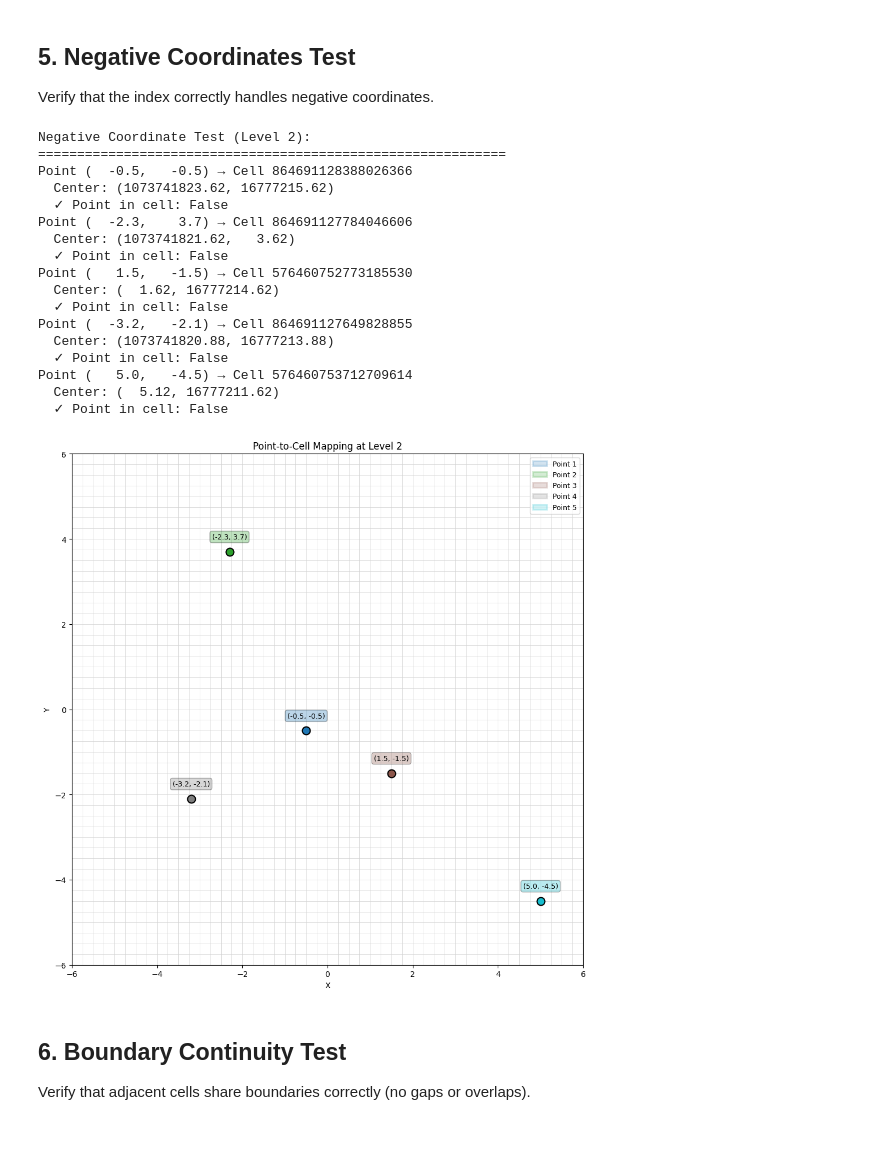
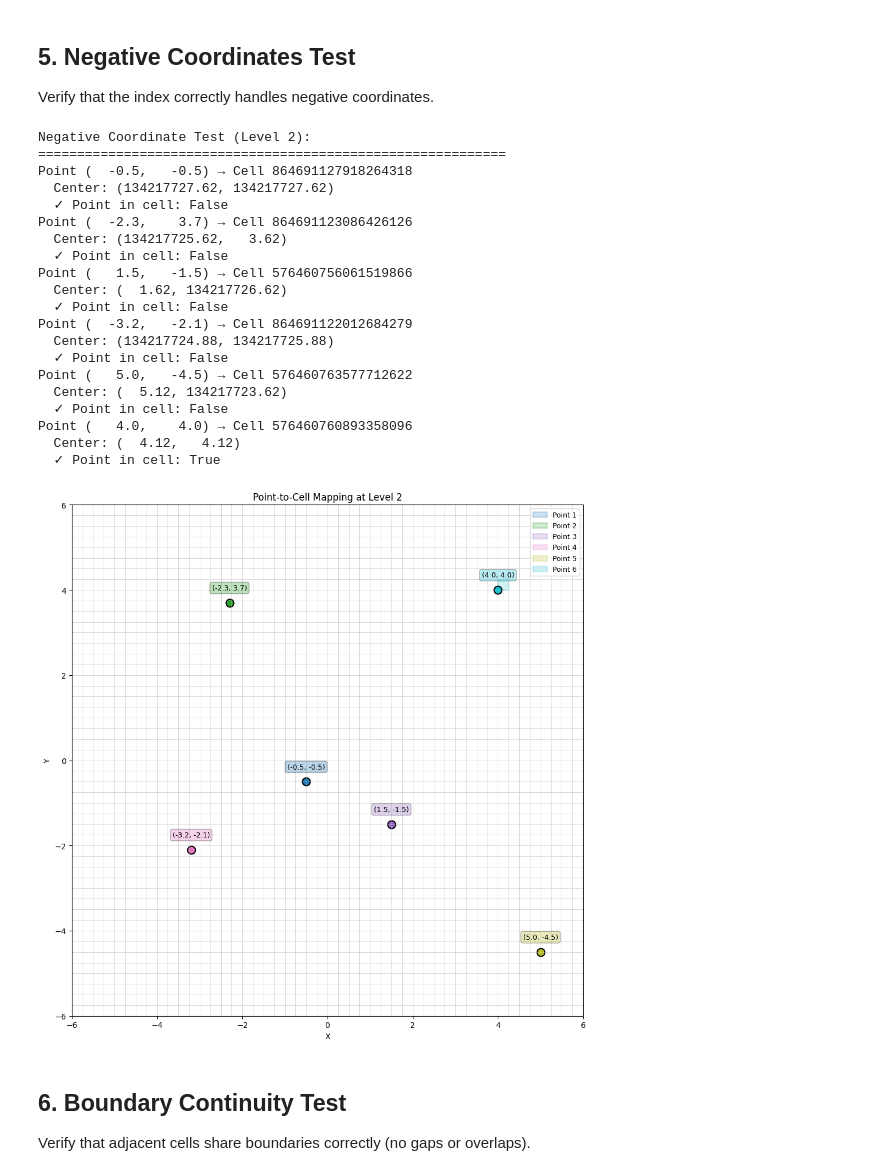
Before and after one commit to choosehappy/PatchSorter, a Jupyter notebook: prototyping/visualizations/visualize_grid_index.ipynb, the cells around one changed output. Saved outputs shown, nothing was run; the diff lists cells and outputs as text; code cells hidden in the pictures; blank space fills up the shorter version.

```diff
--- a/prototyping/visualizations/visualize_grid_index.ipynb
+++ b/prototyping/visualizations/visualize_grid_index.ipynb
@@ -363,7 +363,7 @@ def plot_adjacent_cells(grid_index, center_point, level):
 First, let's visualize how the grid changes at different resolution levels.
 # %%
 # Initialize the grid index
-grid = HierarchicalGridIndex(cell_size=1.0)
+grid = HierarchicalGridIndexIJ(cell_size=1.0)
 
 # Visualize levels 0, 1, 2, 3
 for level in range(4):
@@ -514,46 +514,62 @@ Level 3: cell_size=0.1250, cell=864691130401292306
 Verify that the index correctly handles negative coordinates.
 # %%
 # Test negative coordinates
-negative_points = [(-0.5, -0.5), (-2.3, 3.7), (1.5, -1.5), (-3.2, -2.1), (5.0, -4.5)]
+negative_points = [(-0.5, -0.5), (-2.3, 3.7), (1.5, -1.5), (-3.2, -2.1), (5.0, -4.5), (4.0, 4.0)]
 
 print("Negative Coordinate Test (Level 2):")
 print("=" * 60)
 
 for x, y in negative_points:
     cell = grid.point_to_cell(x, y, 2)
     center = grid.cell_to_point(cell)
     boundary = grid.cell_to_boundary(cell)
 
     # Verify point is in the cell
     is_in_cell = (min(b[0] for b in boundary) <= x <= max(b[0] for b in boundary) and
                   min(b[1] for b in boundary) <= y <= max(b[1] for b in boundary))
 
     print(f"Point ({x:6.1f}, {y:6.1f}) → Cell {cell}")
     print(f"  Center: ({center[0]:6.2f}, {center[1]:6.2f})")
     print(f"  ✓ Point in cell: {is_in_cell}")
 
 # Visualize negative points
 fig, ax = plot_point_to_cell(grid, negative_points, level=2, x_range=(-6, 6), y_range=(-6, 6))
+
+# Draw grid cells for visualization
+scale = 2 ** 2
+scaled_size = grid.cell_size / scale
+x_min, x_max = -6, 6
+y_min, y_max = -6, 6
+
+# Draw grid lines
+for i in range(int(np.floor(x_min / scaled_size)), int(np.ceil(x_max / scaled_size)) + 1):
+    ax.axvline(i * scaled_size, color='lightgray', linewidth=0.5, alpha=0.5)
+for j in range(int(np.floor(y_min / scaled_size)), int(np.ceil(y_max / scaled_size)) + 1):
+    ax.axhline(j * scaled_size, color='lightgray', linewidth=0.5, alpha=0.5)
+
 plt.show()
 # %% [output]
 Negative Coordinate Test (Level 2):
 ============================================================
-Point (  -0.5,   -0.5) → Cell 864691128388026366
-  Center: (1073741823.62, 16777215.62)
+Point (  -0.5,   -0.5) → Cell 864691127918264318
+  Center: (134217727.62, 134217727.62)
   ✓ Point in cell: False
-Point (  -2.3,    3.7) → Cell 864691127784046606
-  Center: (1073741821.62,   3.62)
+Point (  -2.3,    3.7) → Cell 864691123086426126
+  Center: (134217725.62,   3.62)
   ✓ Point in cell: False
-Point (   1.5,   -1.5) → Cell 576460752773185530
-  Center: (  1.62, 16777214.62)
+Point (   1.5,   -1.5) → Cell 576460756061519866
+  Center: (  1.62, 134217726.62)
   ✓ Point in cell: False
-Point (  -3.2,   -2.1) → Cell 864691127649828855
-  Center: (1073741820.88, 16777213.88)
+Point (  -3.2,   -2.1) → Cell 864691122012684279
+  Center: (134217724.88, 134217725.88)
   ✓ Point in cell: False
-Point (   5.0,   -4.5) → Cell 576460753712709614
-  Center: (  5.12, 16777211.62)
+Point (   5.0,   -4.5) → Cell 576460763577712622
+  Center: (  5.12, 134217723.62)
   ✓ Point in cell: False
+Point (   4.0,    4.0) → Cell 576460760893358096
+  Center: (  4.12,   4.12)
+  ✓ Point in cell: True
-[figure, old version]
+[figure, new version]
 # %% [markdown]
 ## 6. Boundary Continuity Test
 
```
Also changed, not shown: parts of 6 cells of this notebook, 2 other files.
